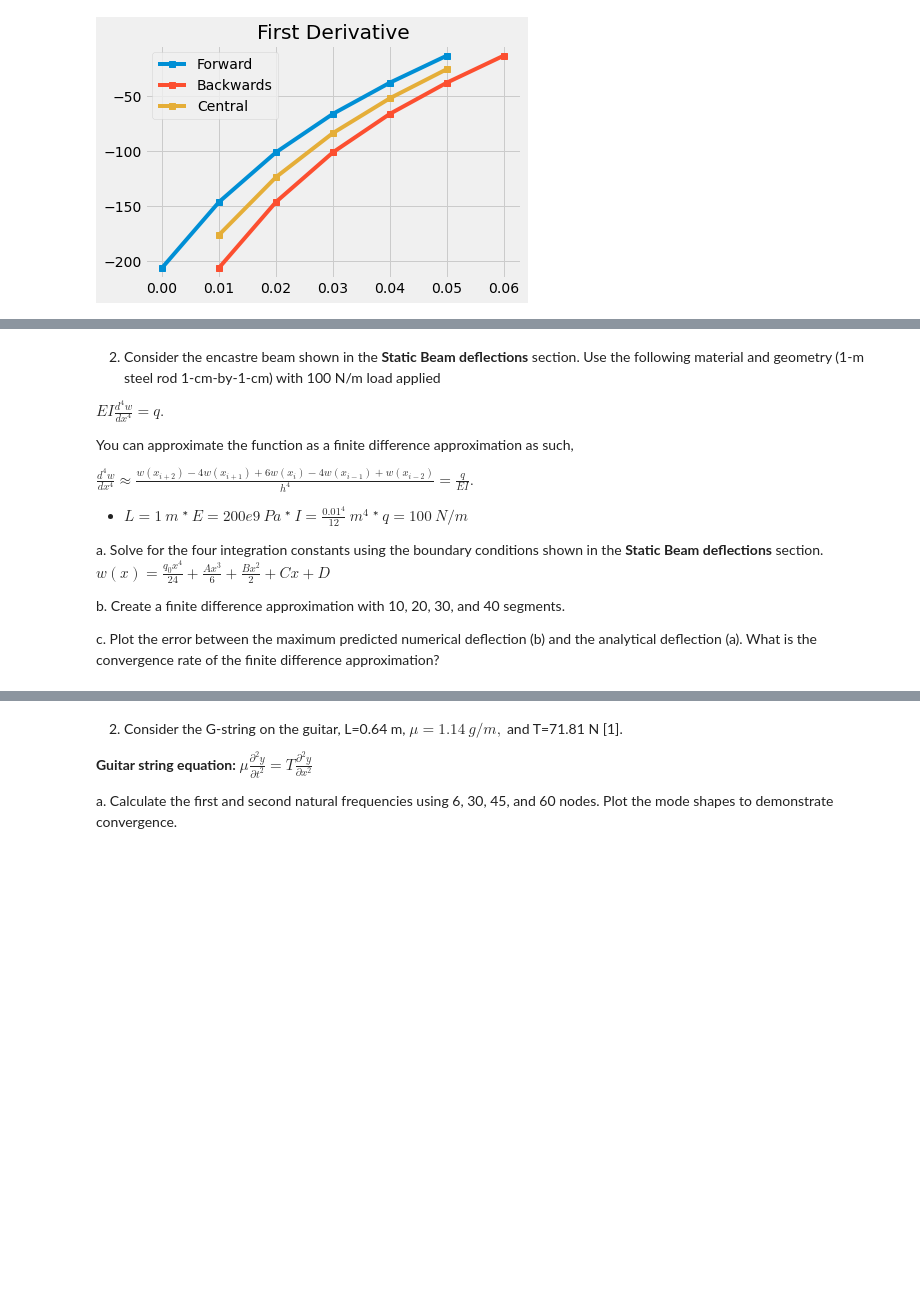
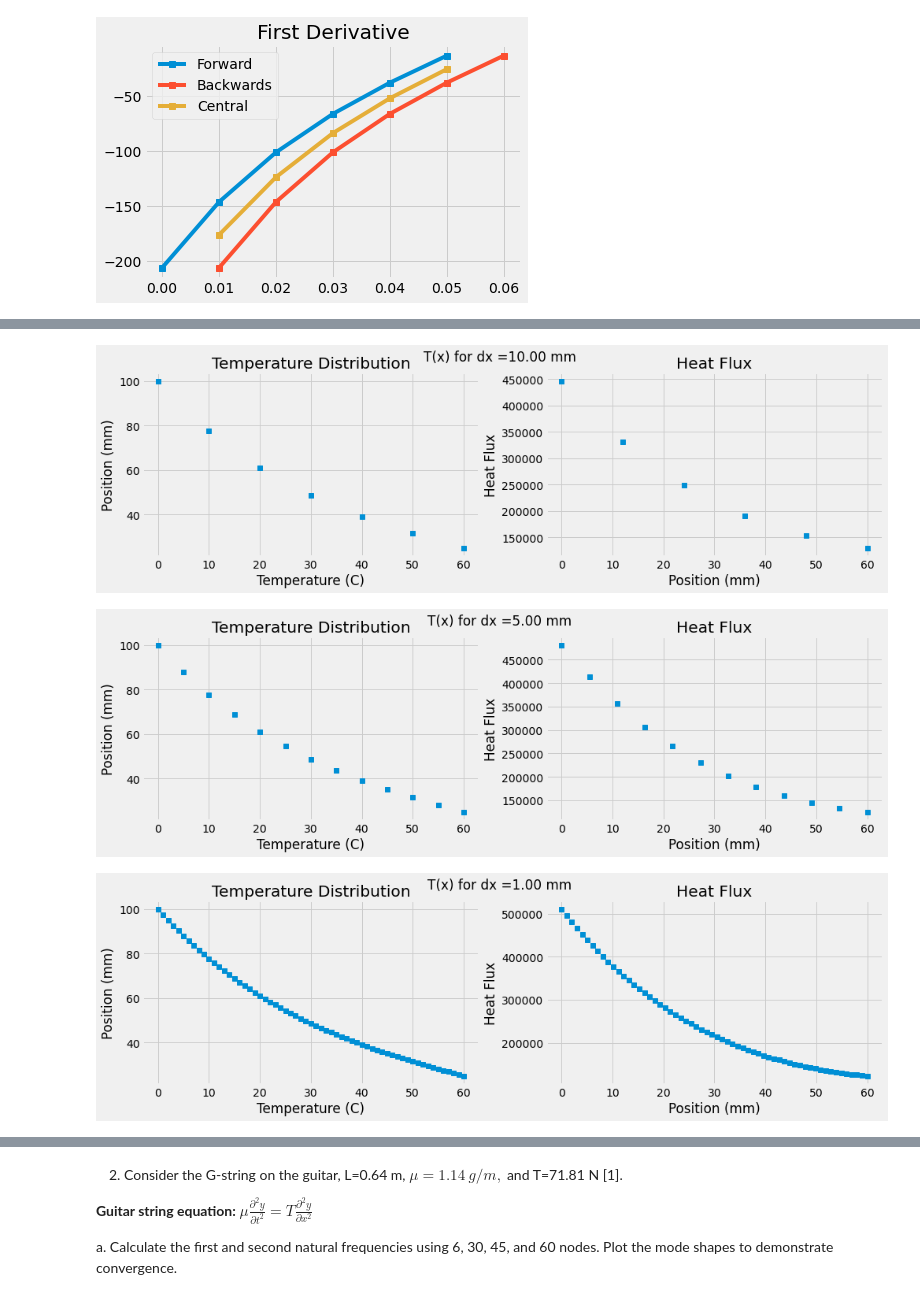
Before and after one commit to hamwalker/computational-mechanics, a Jupyter notebook: module_05/notebooks/HW_05.ipynb, the cells around one changed output, grey strips where cells are left out. Drawn from its saved outputs; the diff is of its cells as text; code cells hidden in the pictures; blank space fills up the shorter version.

```diff
--- a/module_05/notebooks/HW_05.ipynb
+++ b/module_05/notebooks/HW_05.ipynb
@@ -112,22 +112,49 @@ b. Set up and solve the finite difference equations for $\Delta x=5~mm$, plot th
 c. Set up and solve the finite difference equations for $\Delta x=1~mm$, plot the resulting temperature $T(x)$.
 
 d. Plot the heat flux through the fin, $-\kappa \frac{dT}{dx}$.
-# %% [markdown]
-2. Consider the encastre beam shown in the __Static Beam deflections__ section. Use the following material and geometry (1-m steel rod 1-cm-by-1-cm) with 100 N/m load applied
-
-$EI \frac{d^4w}{dx^4} = q.$
-
-You can approximate the function as a finite difference approximation as such,
-
-$\frac{d^4w}{dx^4} \approx \frac{w(x_{i+2})−4w(x_{i+1})+6w(x_i)−4w(x_{i-1})+w(x_{i-2})}{h^4}=\frac{q}{EI}.$
-
-* $L=1~m$
-* $E=200e9~Pa$
-* $I=\frac{0.01^4}{12}~m^4$
-* $q=100~N/m$
-
-a. Solve for the four integration constants using the boundary conditions shown in the __Static Beam deflections__ section. $w(x)=\frac{q_0x^4}{24}+\frac{Ax^3}{6}+\frac{Bx^2}{2}+Cx+D$
-
-b. Create a finite difference approximation with 10, 20, 30, and 40 segments.
-
-c. Plot the error between the maximum predicted numerical deflection (b) and the analytical deflection (a). What is the convergence rate of the finite difference approximation?
+# %%
+# 2.1a,b,c,d
+N = np.array([5, 11, 59])
+
+hp = 200/200/1e-3
+for i in range(len(N)):
+    dx = 0.06/(N[i]+1)
+    K = (2+dx**2*hp) * np.diag(np.ones(N[i])) + -1*np.diag(np.ones(N[i]-1), 1) + -1*np.diag(np.ones(N[i]-1), -1)
+
+    rhs = np.ones(N[i])*hp*dx**2*20
+    rhs[0] += 100
+    rhs[-1] += 25
+
+    T = np.linalg.solve(K, rhs)
+
+    T_bc = np.zeros(N[i]+2)
+    T_bc[0] = 100
+    T_bc[-1] = 25
+    T_bc[1:-1] = T
+
+    dtdx = np.diff(T_bc)/dx
+    q = -k*dtdx
+
+    fig, (ax1, ax2) = plt.subplots(1, 2)
+    fig.suptitle('T(x) for dx ={:2.2f} mm'.format(dx*1000))
+    fig.set_figwidth(15)
+
+    ax1.plot(np.linspace(0,60, N[i]+2), T_bc, 's')
+    ax1.set_title('Temperature Distribution')
+    ax1.set(xlabel='Temperature (C)', ylabel='Position (mm)')
+
+
+    ax2.plot(np.linspace(0,60, N[i]+1), q,'s')
+    ax2.set_title('Heat Flux')
+    ax2.set(ylabel='Heat Flux', xlabel='Position (mm)')
+
+
+#     plt.figure(i)
+#     plt.plot(np.linspace(0,60, N[i]+2), T_bc, 's')
+#     plt.title('T(x) for dx ={:2.2f} mm'.format(dx*1000))
+#     plt.xlabel('Position (mm)')
+#     plt.ylabel('Temperature (C)');
+# %% [output]
+[figure, added]
+[figure, added]
+[figure, added]
```
Also changed, not shown: parts of 18 cells of this notebook, 5 other files.
